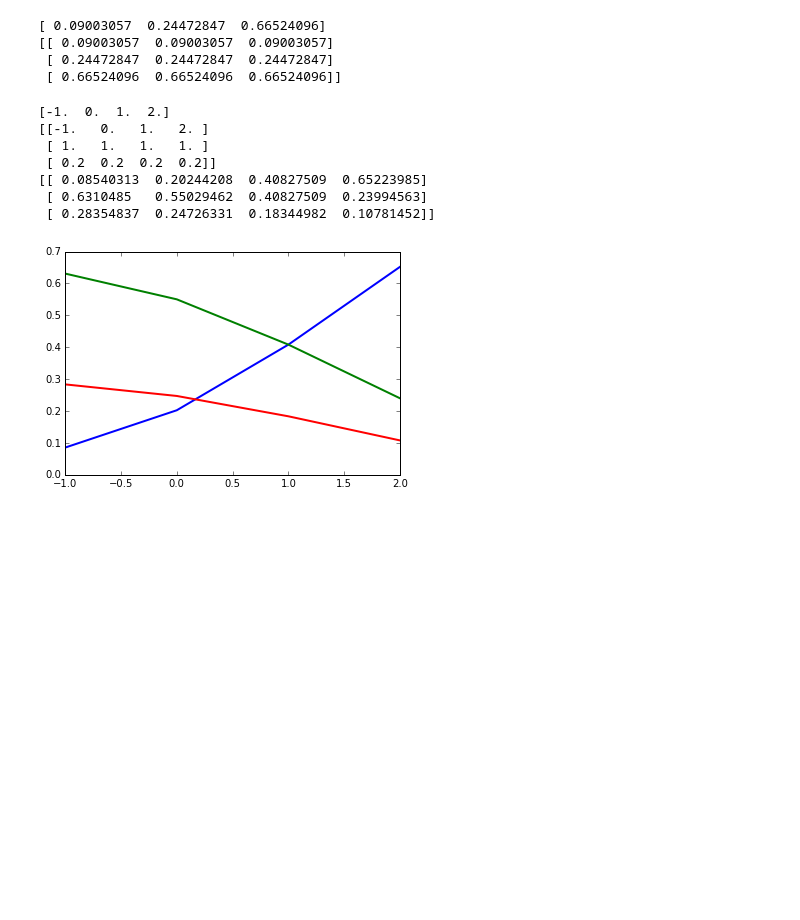
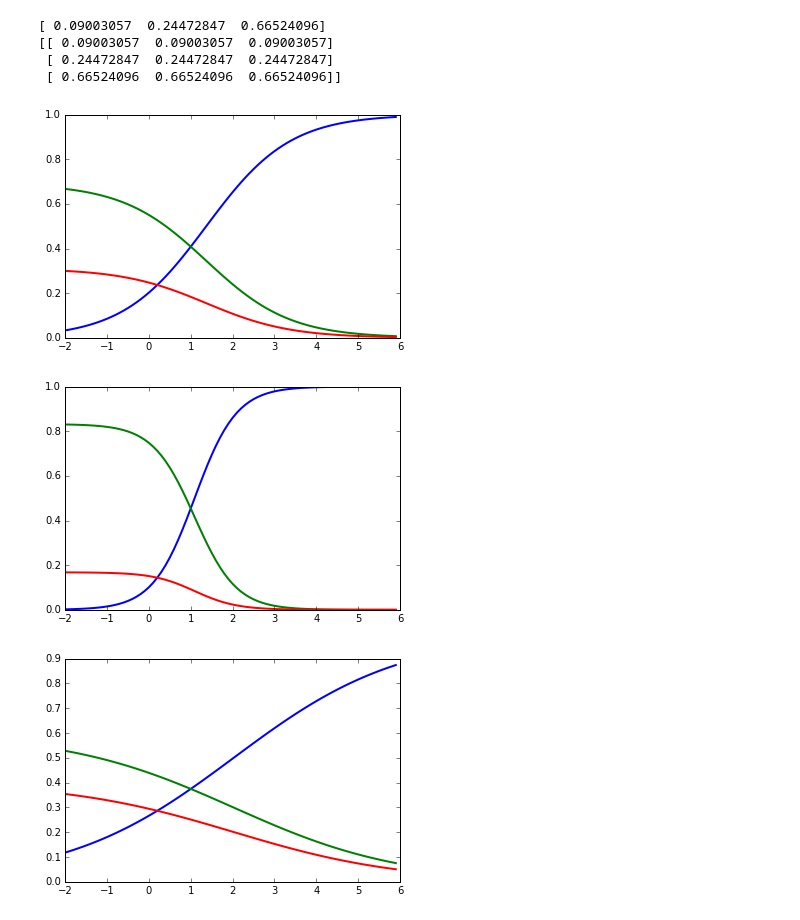
Before and after one commit to jarmop/course-notes, a Jupyter notebook: softmax.ipynb, the cells around one changed output. Drawn from its saved outputs; the diff is of its cells as text; code cells hidden in the pictures; blank space fills up the shorter version.

Commit message:
Softmax with multiplied and divided parameters.

```diff
--- a/softmax.ipynb
+++ b/softmax.ipynb
@@ -17,24 +17,29 @@ print(softmax(x2))
  [ 0.24472847  0.24472847  0.24472847]
  [ 0.66524096  0.66524096  0.66524096]]
 # %%
-x = np.arange(-1.0, 3.0, 1)
+x = np.arange(-2.0, 6.0, 0.1)
 scores = np.vstack([x, np.ones_like(x), 0.2 * np.ones_like(x)])
-print(x)
-print(scores)
-print(softmax(scores))
+#print(x)
+#print(scores)
+#print(softmax(scores))
+#print(scores * 2)
+#print(softmax(scores * 2))
 #scores = x
 
 plt.plot(x, softmax(scores).T, linewidth=2)
 plt.show()
+
+# in the end algorithm has high confidence so results are far apart
+plt.plot(x, softmax(scores * 2).T, linewidth=2)
+plt.show()
+
+# in the beginning algorithm not sure so result are close to each other
+plt.plot(x, softmax(scores / 2).T, linewidth=2)
+plt.show()
 # %% [output]
-[-1.  0.  1.  2.]
-[[-1.   0.   1.   2. ]
- [ 1.   1.   1.   1. ]
- [ 0.2  0.2  0.2  0.2]]
-[[ 0.08540313  0.20244208  0.40827509  0.65223985]
- [ 0.6310485   0.55029462  0.40827509  0.23994563]
- [ 0.28354837  0.24726331  0.18344982  0.10781452]]
-[figure, old version]
+[figure, new version]
+[figure, added]
+[figure, added]
 # %%
 def sigmoid(x):
     x = 1 / (1 + np.exp(-x))
```
Also changed, not shown: parts of 3 cells of this notebook.
